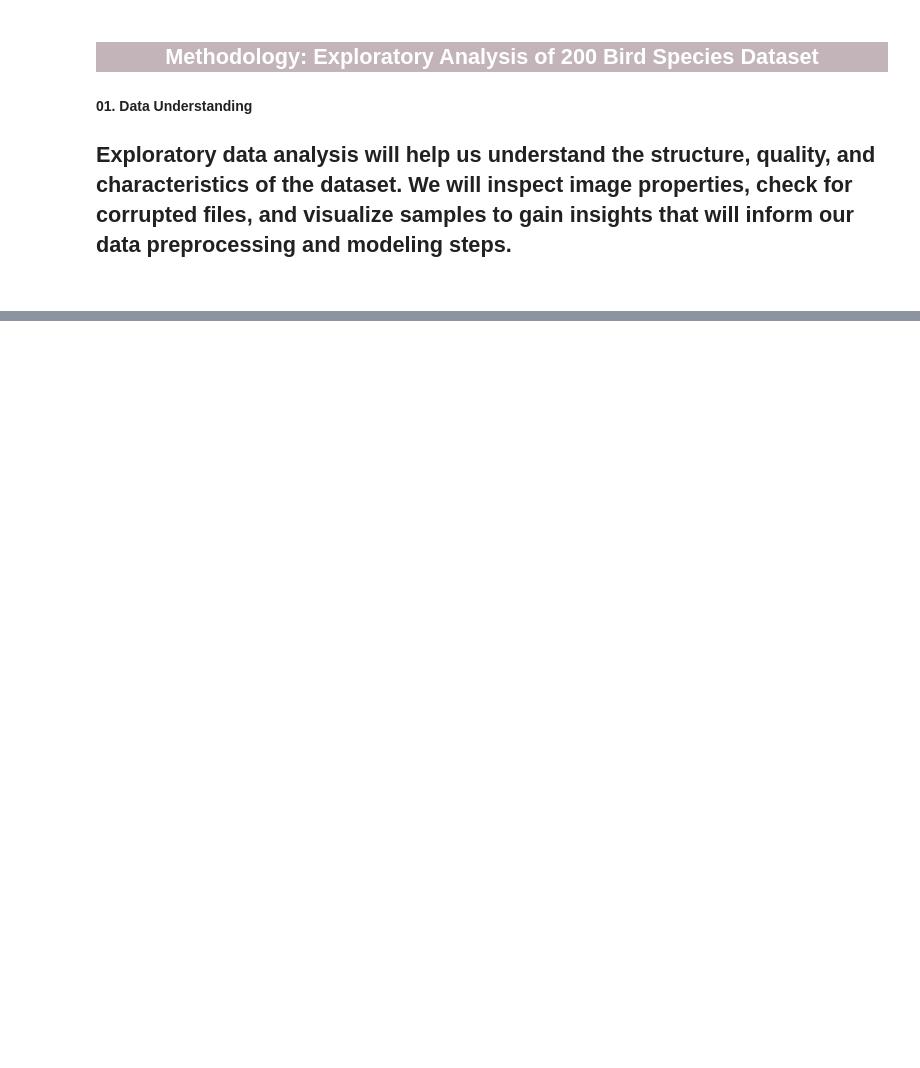
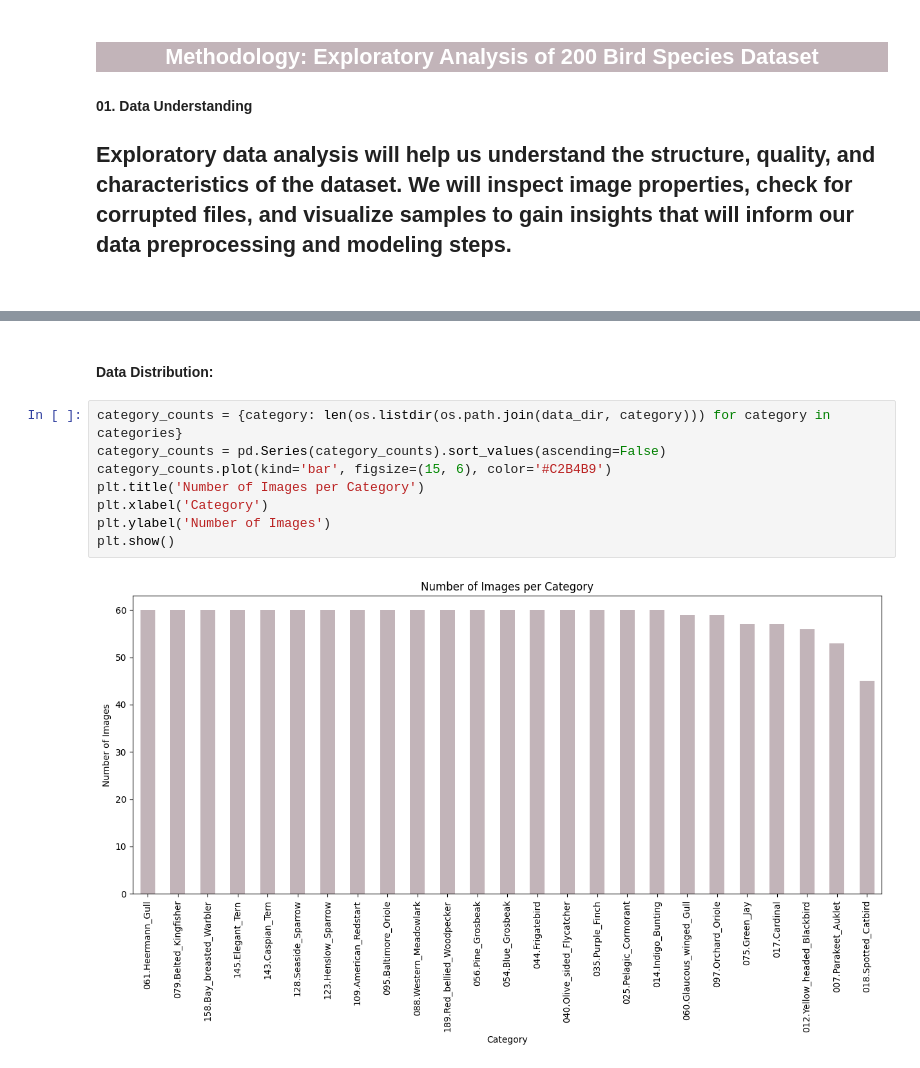
Before and after one commit to marina-moreira/mei-approf, a Jupyter notebook: CNN/notebooks/01_data_understanding.ipynb, the cells around one changed output, grey strips where cells are left out. Drawn from its saved outputs; the diff is of its cells as text; blank space fills up the shorter version.

```diff
--- a/CNN/notebooks/01_data_understanding.ipynb
+++ b/CNN/notebooks/01_data_understanding.ipynb
@@ -26,0 +43,12 @@ print(numeros)
+# %% [markdown]
+#### Data Distribution:
+# %%
+category_counts = {category: len(os.listdir(os.path.join(data_dir, category))) for category in categories}
+category_counts = pd.Series(category_counts).sort_values(ascending=False)
+category_counts.plot(kind='bar', figsize=(15, 6), color='#C2B4B9')
+plt.title('Number of Images per Category')
+plt.xlabel('Category')
+plt.ylabel('Number of Images')
+plt.show()
+# %% [output]
+[figure, added]
```
Also changed, not shown: parts of 7 cells of this notebook, 4 other files.
